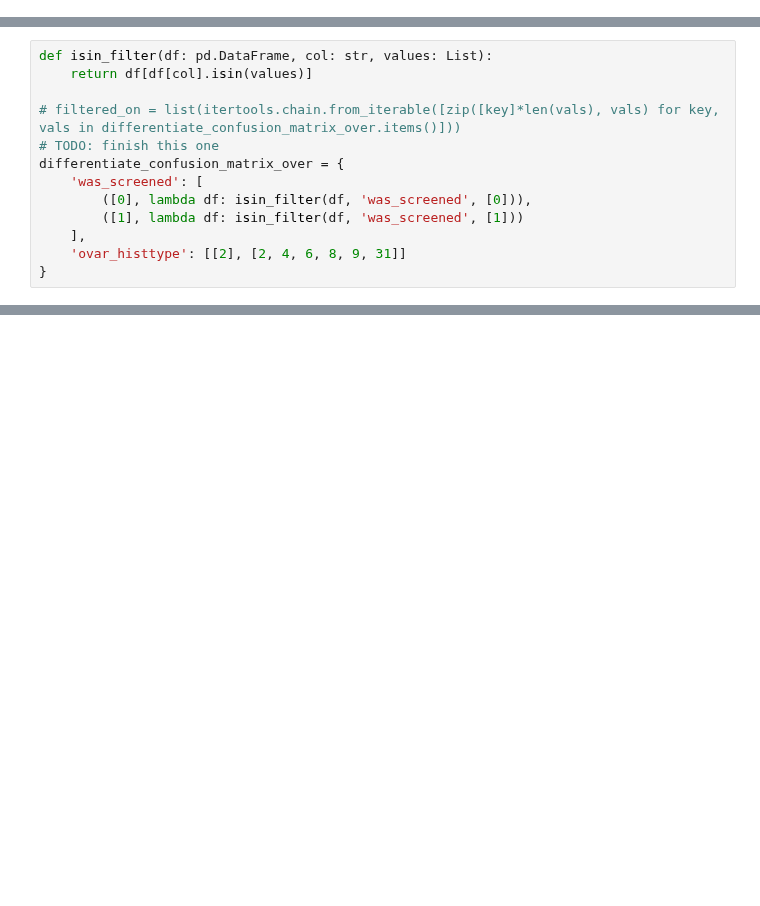
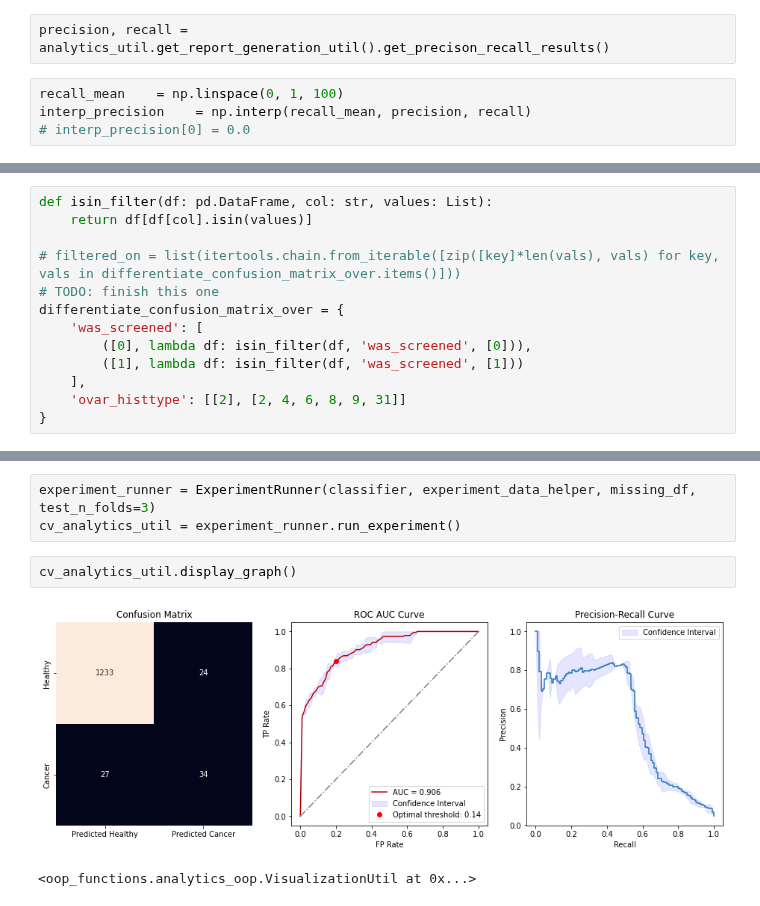
Before and after one commit to fedorenkood/ovarian_cancer_models, a Jupyter notebook: testing.ipynb, the cells around one changed output, grey strips where cells are left out. Saved outputs shown, nothing was run; the diff lists cells and outputs as text; blank space fills up the shorter version.

```diff
--- a/testing.ipynb
+++ b/testing.ipynb
@@ -21,5 +21,11 @@ data_util_lambdas = experiment_data_helper.train_test_split_util.split_kfold(5)
 data_util = data_util_lambdas[0]()
 # %%
 analytics_util = AnalyticsUtil(classifier, data_util).fit()
+# %%
+precision, recall = analytics_util.get_report_generation_util().get_precison_recall_results()
+# %%
+recall_mean    = np.linspace(0, 1, 100)
+interp_precision    = np.interp(recall_mean, precision, recall)
+# interp_precision[0] = 0.0
 # %%
 analytics_util.get_report_generation_util().display_graph_interp()
@@ -287,0 +476,8 @@ def get_high_confidence_errors(classifier, X_train, X_test, y_train, y_test, lab
+# %%
+experiment_runner = ExperimentRunner(classifier, experiment_data_helper, missing_df, test_n_folds=3)
+cv_analytics_util = experiment_runner.run_experiment()
+# %%
+cv_analytics_util.display_graph()
+# %% [output]
+[figure, added]
+<oop_functions.analytics_oop.VisualizationUtil at 0x...>
```
Also changed, not shown: parts of 14 cells of this notebook, 6 other files.
